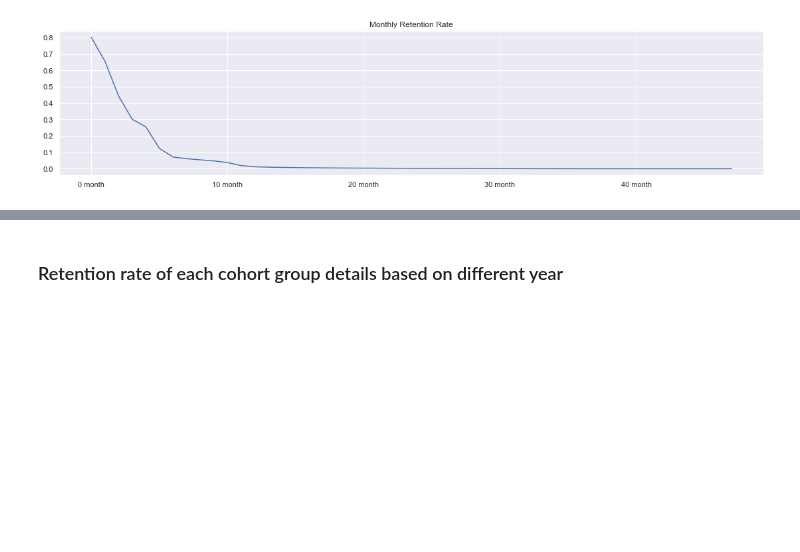
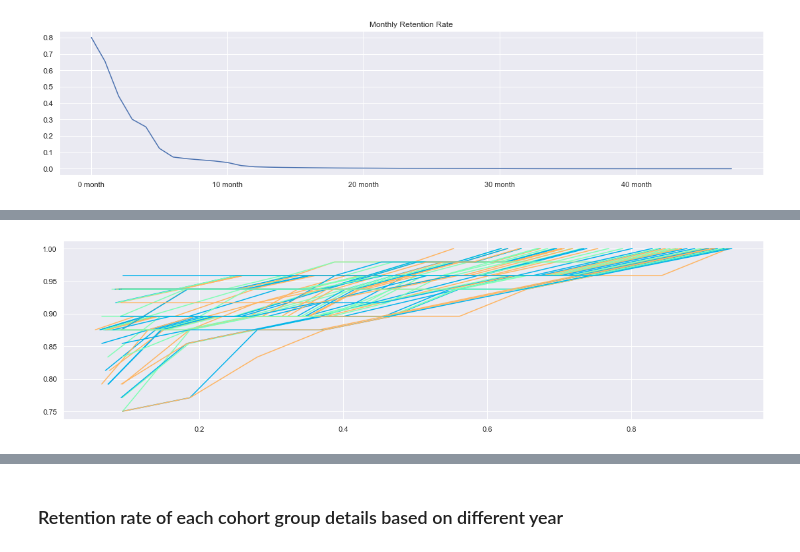
Before and after one commit to rachelmono/cohort_analysis, a Jupyter notebook: Ehealth.ipynb, the cells around one changed output, grey strips where cells are left out. Saved outputs shown, nothing was run; the diff lists cells and outputs as text; code cells hidden in the pictures; blank space fills up the shorter version.

```diff
--- a/Ehealth.ipynb
+++ b/Ehealth.ipynb
@@ -928,0 +927,9 @@ retention_month=retention_month.T
+# %%
+cols=retention_month.columns
+fig, ax = plt.subplots(figsize=(19,5))
+for i in cols:
+    count, bins_count = np.histogram(retention_month[i].dropna(), bins=10)
+    cdf = np.cumsum(count / sum(count))
+    plt.plot(bins_count[1:], cdf, label=str(i))
+# %% [output]
+[figure, added]
```
Also changed, not shown: parts of 29 cells of this notebook.
